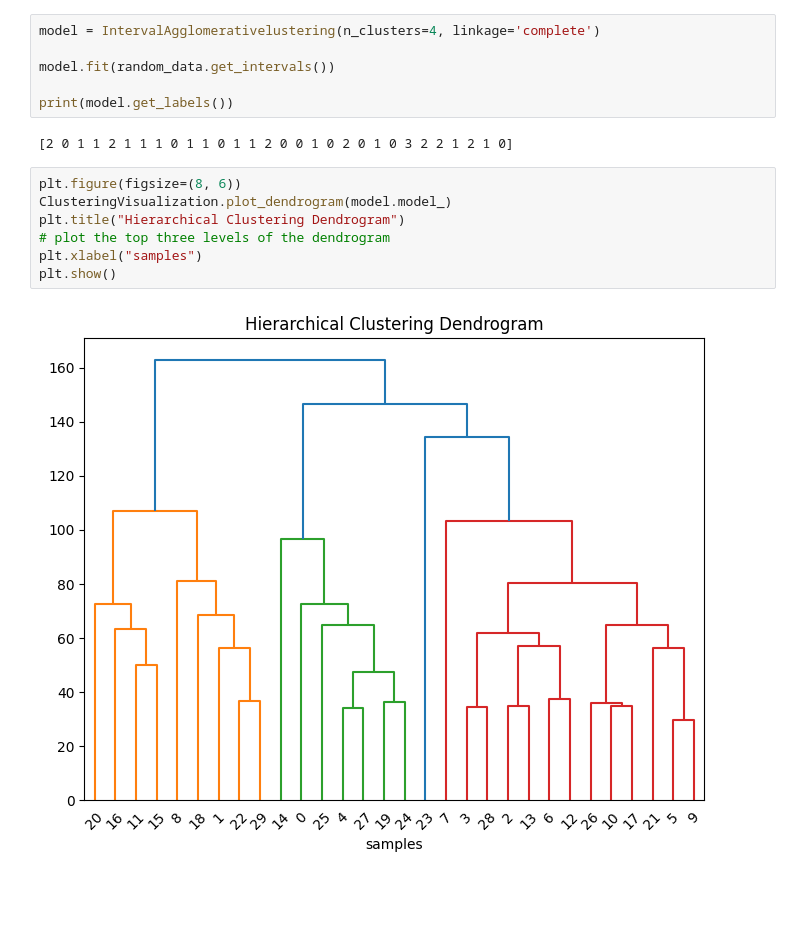
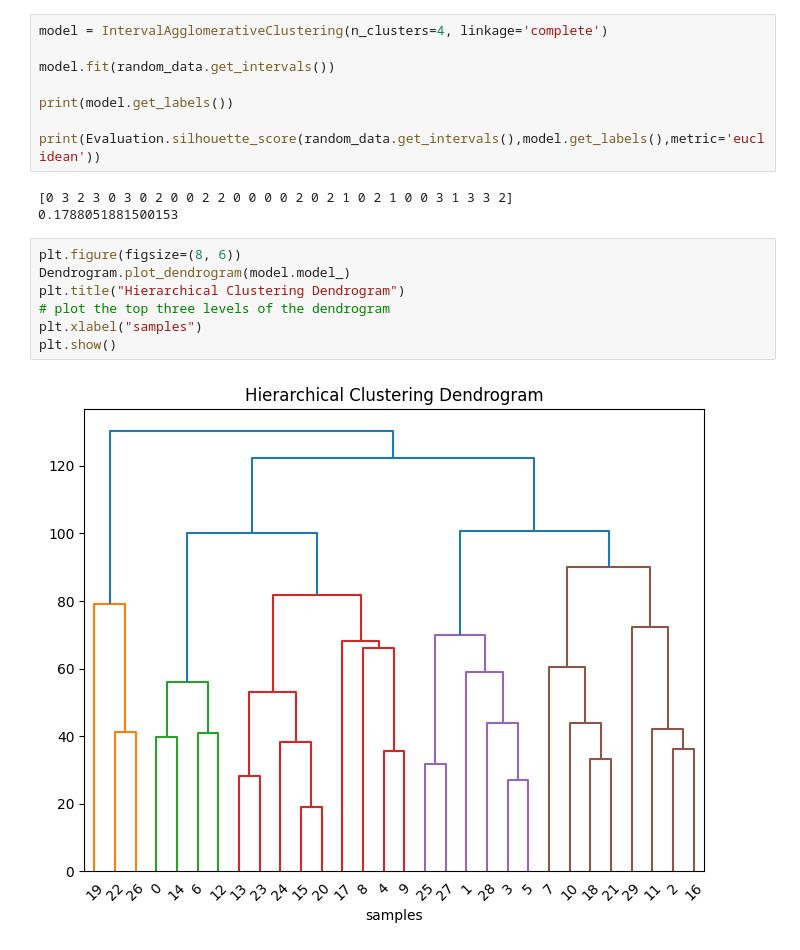
Before and after one commit to hchaenc/InterClusLib, a Jupyter notebook: examples/example_clustering.ipynb, the cells around one changed output. Cells and saved outputs as stored; diff of their text form; blank space fills up the shorter version.

Commit message:
Jiashu - reconstruction and sh evaluation

```diff
--- a/examples/example_clustering.ipynb
+++ b/examples/example_clustering.ipynb
@@ -44,22 +47,25 @@ Detected interval columns:
 - feature_2_lower / feature_2_upper
 - feature_3_lower / feature_3_upper
 # %%
-model = IntervalAgglomerativelustering(n_clusters=4, linkage='complete')
+model = IntervalAgglomerativeClustering(n_clusters=4, linkage='complete')
 
 model.fit(random_data.get_intervals())
 
 print(model.get_labels())
+
+print(Evaluation.silhouette_score(random_data.get_intervals(),model.get_labels(),metric='euclidean'))
 # %% [output]
-[2 0 1 1 2 1 1 1 0 1 1 0 1 1 2 0 0 1 0 2 0 1 0 3 2 2 1 2 1 0]
+[0 3 2 3 0 3 0 2 0 0 2 2 0 0 0 0 2 0 2 1 0 2 1 0 0 3 1 3 3 2]
+0.1788051881500153
 # %%
 plt.figure(figsize=(8, 6))
-ClusteringVisualization.plot_dendrogram(model.model_)
+Dendrogram.plot_dendrogram(model.model_)
 plt.title("Hierarchical Clustering Dendrogram")
 # plot the top three levels of the dendrogram
 plt.xlabel("samples")
 plt.show()
 # %% [output]
-[figure, old version]
+[figure, new version]
 # %%
 model = IntervalFuzzyCMeans(n_clusters=4, max_iter=200,adaptive_weights=True)
 
```
Also changed, not shown: parts of 8 cells of this notebook, 14 other files.
